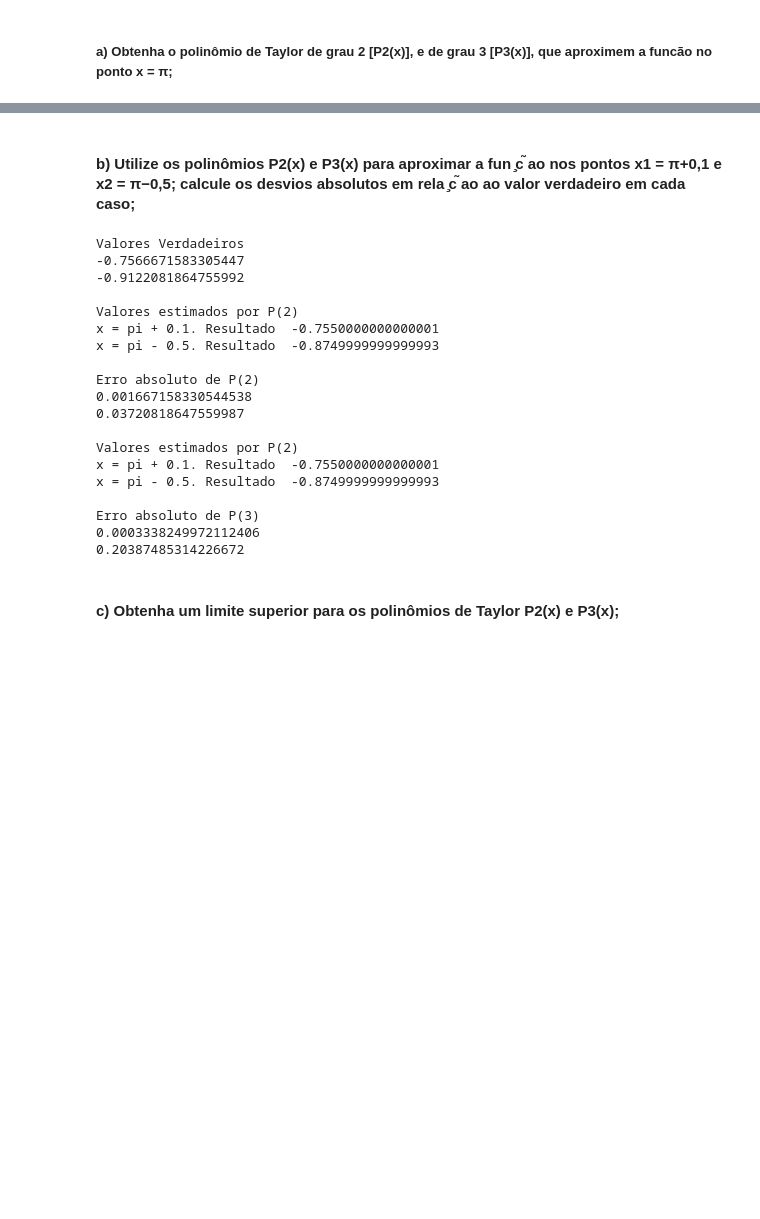
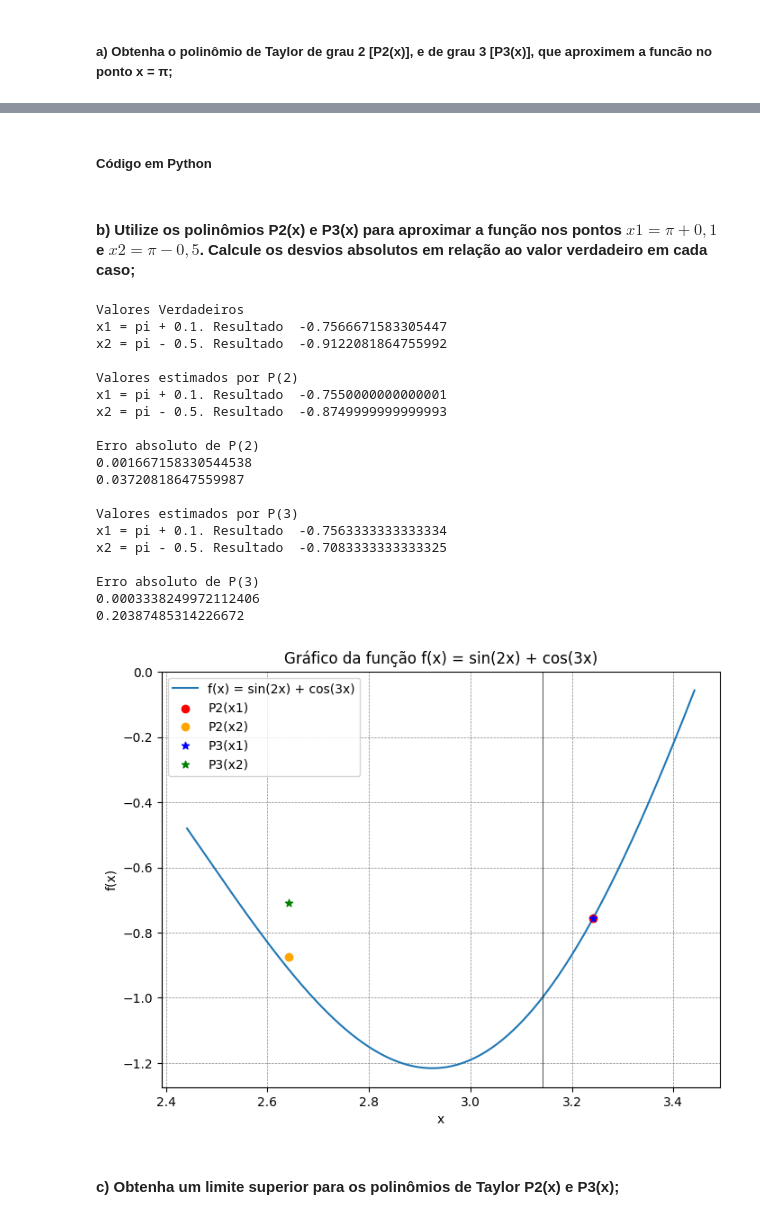
Before and after one commit to andreisilvasantos/Mestrado, a Jupyter notebook: Métodos Numéricos/AT3 - Metodos Numericos.ipynb, the cells around one changed output, grey strips where cells are left out. Cells and saved outputs as stored; diff of their text form; code cells hidden in the pictures; blank space fills up the shorter version.

Commit message:
Plotando os gráficos das funções

```diff
--- a/Métodos Numéricos/AT3 - Metodos Numericos.ipynb
+++ b/Métodos Numéricos/AT3 - Metodos Numericos.ipynb
@@ -20,71 +55,99 @@ Plataforma:</br>
+# %% [markdown]
+##### Código em Python
 # %%
 import numpy as np
 import math
 import matplotlib.pyplot as plt
 
-a = math.pi
+a = np.pi
 
 def fx(x):
-    return math.sin(2 * x) + math.cos(3 * x)
+    return np.sin(2 * x) + np.cos(3 * x)
 
 def fx1(x):
-    return 2 * math.cos(2 * x) -3 * math.sin(3 * x)
+    return 2 * np.cos(2 * x) -3 * np.sin(3 * x)
 
 def fx2(x):
-    return -4 * math.sin(2 * x) -9 * math.cos(3 * x)
+    return -4 * np.sin(2 * x) -9 * np.cos(3 * x)
 
 def fx3(x):
-    return -8 * math.cos(2 * x) -27 * math.sin(3 * x)
+    return -8 * np.cos(2 * x) -27 * np.sin(3 * x)
 
 def pol_taylor_G2(x):
     return fx(a) + fx1(a) * (x - a) + (fx2(a) * ( x - a) ** 2) / math.factorial(2)
 
 def pol_taylor_G3(x):
+    #return -2 * (x - np.pi) + 2 * (x - np.pi) ** 3
     return fx(a) + fx1(a) * (x - a) + (fx2(a) * ( x - a) ** 2) / math.factorial(2) + (fx3(a) * (x - a) ** 3) / math.factorial(3)
 # %% [markdown]
-#### b) Utilize os polinômios P2(x) e P3(x) para aproximar a fun ̧c ̃ao nos pontos x1 = π+0,1 e x2 = π−0,5; calcule os desvios absolutos em rela ̧c ̃ao ao valor verdadeiro em cada caso;
+#### b) Utilize os polinômios P2(x) e P3(x) para aproximar a função nos pontos $x1 = π+0,1$ e $x2 = π−0,5$. Calcule os desvios absolutos em relação ao valor verdadeiro em cada caso;
 # %%
 x1 = a + 0.1
 x2 = a - 0.5
 
 print("Valores Verdadeiros")
-print(fx(x1))
-print(fx(x2))
+print("x1 = pi + 0.1. Resultado ", fx(x1))
+print("x2 = pi - 0.5. Resultado ", fx(x2))
 
 print("\nValores estimados por P(2)")
-print("x = pi + 0.1. Resultado ", pol_taylor_G2(x1))
-print("x = pi - 0.5. Resultado ", pol_taylor_G2(x2))
+print("x1 = pi + 0.1. Resultado ", pol_taylor_G2(x1))
+print("x2 = pi - 0.5. Resultado ", pol_taylor_G2(x2))
 
 print("\nErro absoluto de P(2)")
 print(abs(pol_taylor_G2(x1) - fx(x1)))
 print(abs(pol_taylor_G2(x2) - fx(x2)))
 
-print("\nValores estimados por P(2)")
-print("x = pi + 0.1. Resultado ", pol_taylor_G2(x1))
-print("x = pi - 0.5. Resultado ", pol_taylor_G2(x2))
+print("\nValores estimados por P(3)")
+print("x1 = pi + 0.1. Resultado ", pol_taylor_G3(x1))
+print("x2 = pi - 0.5. Resultado ", pol_taylor_G3(x2))
 print("\nErro absoluto de P(3)")
 print(abs(pol_taylor_G3(x1) - fx(x1)))
 print(abs(pol_taylor_G3(x2) - fx(x2)))
 # %% [output]
 Valores Verdadeiros
--0.7566671583305447
--0.9122081864755992
+x1 = pi + 0.1. Resultado  -0.7566671583305447
+x2 = pi - 0.5. Resultado  -0.9122081864755992
 
 Valores estimados por P(2)
-x = pi + 0.1. Resultado  -0.7550000000000001
-x = pi - 0.5. Resultado  -0.8749999999999993
+x1 = pi + 0.1. Resultado  -0.7550000000000001
+x2 = pi - 0.5. Resultado  -0.8749999999999993
 
 Erro absoluto de P(2)
 0.001667158330544538
 0.03720818647559987
 
-Valores estimados por P(2)
-x = pi + 0.1. Resultado  -0.7550000000000001
-x = pi - 0.5. Resultado  -0.8749999999999993
+Valores estimados por P(3)
+x1 = pi + 0.1. Resultado  -0.7563333333333334
+x2 = pi - 0.5. Resultado  -0.7083333333333325
 
 Erro absoluto de P(3)
 0.0003338249972112406
 0.20387485314226672
+# %%
+import numpy as np
+import matplotlib.pyplot as plt
+
+# Definindo o intervalo de x
+x_vals = np.linspace(np.pi - 0.7, np.pi + 0.3, 400)
+y_vals = fx(x_vals)
+
+# Criando o gráfico
+plt.figure(figsize=(8, 6))
+plt.plot(x_vals, y_vals, label='f(x) = sin(2x) + cos(3x)')
+plt.scatter([x1], [pol_taylor_G2(x1)], marker="o", label="P2(x1)", color='red', zorder=5)
+plt.scatter([x2], [pol_taylor_G2(x2)], marker="o", label="P2(x2)", color='orange', zorder=5)
+plt.scatter([x1], [pol_taylor_G3(x1)], marker="*", label="P3(x1)", color='blue', zorder=5)
+plt.scatter([x2], [pol_taylor_G3(x2)], marker="*", label="P3(x2)", color='green', zorder=5)
+plt.axhline(0, color='black',linewidth=0.5)
+plt.axvline(np.pi, color='black',linewidth=0.5)
+plt.grid(color = 'gray', linestyle = '--', linewidth = 0.5)
+plt.xlabel('x')
+plt.ylabel('f(x)')
+plt.title('Gráfico da função f(x) = sin(2x) + cos(3x)')
+plt.legend()
+plt.show()
+# %% [output]
+[figure, added]
 # %% [markdown]
 #### c) Obtenha um limite superior para os polinômios de Taylor P2(x) e P3(x);
 # %% [markdown]
```
Also changed, not shown: parts of 4 cells of this notebook, 1 other file.
